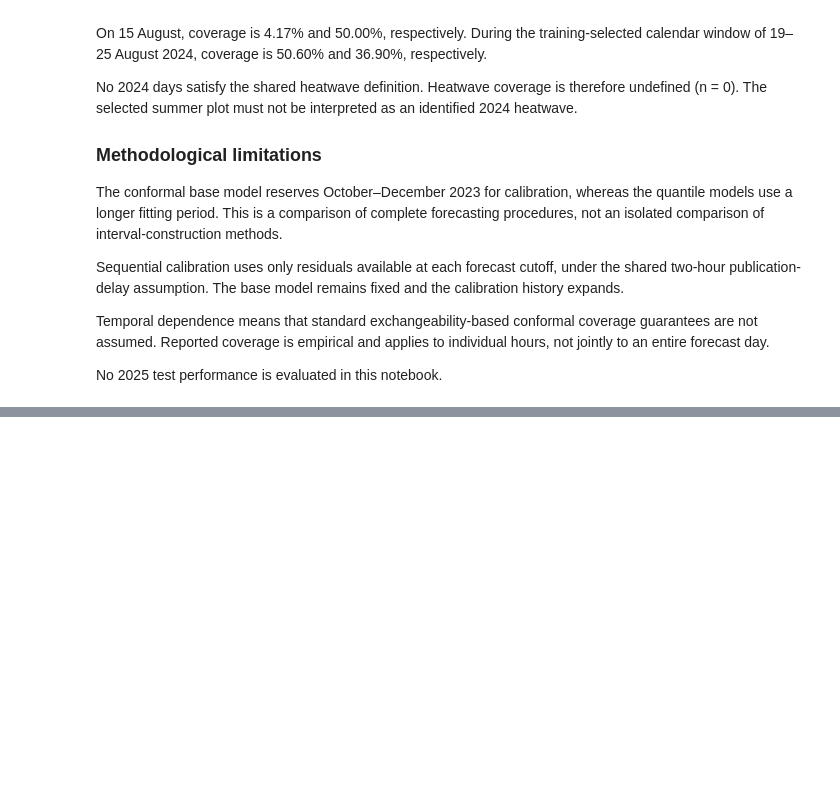
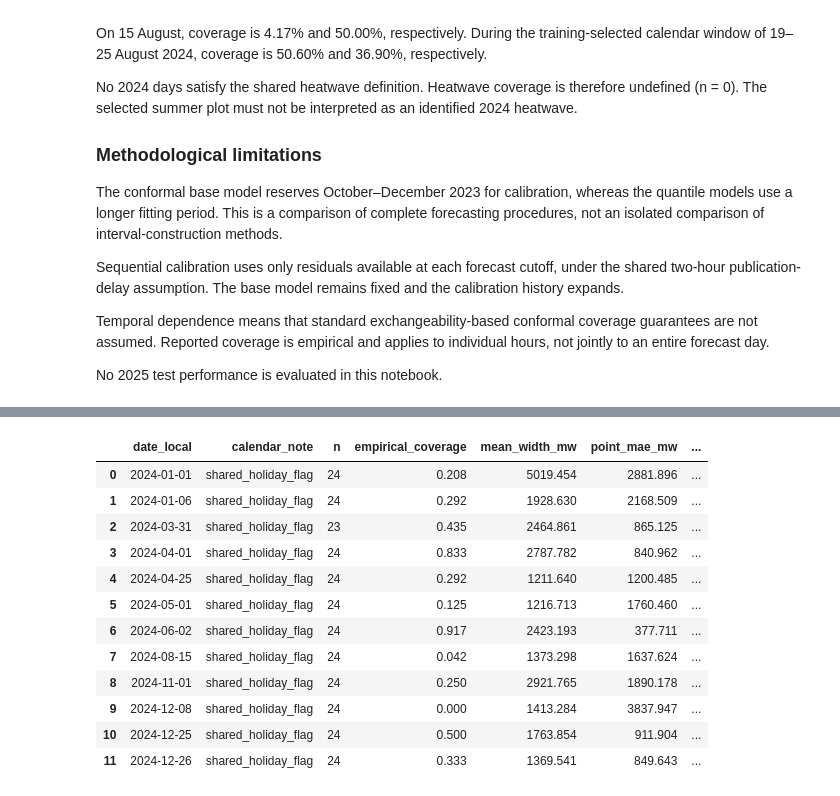
Before and after one commit to martinaaaaa-maaaa/italy-electricity-load-forecasting, a Jupyter notebook: notebooks/marco/02_lightgbm_prediction_intervals.ipynb, the cells around one changed output, grey strips where cells are left out. Saved outputs shown, nothing was run; the diff lists cells and outputs as text; code cells hidden in the pictures; blank space fills up the shorter version.

```diff
--- a/notebooks/marco/02_lightgbm_prediction_intervals.ipynb
+++ b/notebooks/marco/02_lightgbm_prediction_intervals.ipynb
@@ -2549,0 +2595,68 @@ No 2025 test performance is evaluated in this notebook.
+# %%
+holiday_dates_local = config.local_midnight(val.index)
+
+flagged_holiday_days = holiday_dates_local[
+    val["is_holiday"].eq(1).to_numpy()
+].unique()
+
+non_civil_dates = set(config.NON_CIVIL_HOLIDAY_DATES)
+holiday_diagnostic_records = []
+
+for model_name, (frame, nominal) in interval_methods.items():
+    if not frame.index.equals(val.index):
+        raise ValueError("Prediction and validation timestamps do not match.")
+
+    for day in flagged_holiday_days:
+        day_index = val.index[holiday_dates_local == day]
+        subset = frame.loc[day_index]
+
+        summary = summarize_intervals(
+            subset,
+            model_name,
+            nominal,
+        )
+
+        # Positive errors mean actual demand exceeds the point forecast.
+        errors = subset["y_true"] - subset["y_pred"]
+        day_label = day.strftime("%Y-%m-%d")
+
+        holiday_diagnostic_records.append({
+            "date_local": day_label,
+            "calendar_note": (
+                "non_civil_flag"
+                if day_label in non_civil_dates
+                else "shared_holiday_flag"
+            ),
+            **summary,
+            "point_mae_mw": errors.abs().mean(),
+            "mean_actual_minus_prediction_mw": errors.mean(),
+        })
+
+holiday_diagnostics = pd.DataFrame(
+    holiday_diagnostic_records
+).sort_values(["date_local", "model"])
+
+for model_name in interval_methods:
+    print(f"\n{model_name}")
+    display(
+        holiday_diagnostics.loc[
+            holiday_diagnostics["model"] == model_name,
+            [
+                "date_local",
+                "calendar_note",
+                "n",
+                "empirical_coverage",
+                "mean_width_mw",
+                "point_mae_mw",
+                "mean_actual_minus_prediction_mw",
+                "below_interval_rate",
+                "above_interval_rate",
+            ],
+        ].reset_index(drop=True).round(3)
+    )
+
+holiday_diagnostics.to_csv(
+    results_dir / "interval_diagnostics_by_holiday.csv",
+    index=False,
+)
+# %% [output]
@@ -2549,0 +2664,13 @@ No 2025 test performance is evaluated in this notebook.
+|  | date_local | calendar_note | n | empirical_coverage | mean_width_mw | point_mae_mw | ... |
+| 0 | 2024-01-01 | shared_holiday_flag | 24 | 0.208 | 5019.454 | 2881.896 | ... |
+| 1 | 2024-01-06 | shared_holiday_flag | 24 | 0.292 | 1928.630 | 2168.509 | ... |
+| 2 | 2024-03-31 | shared_holiday_flag | 23 | 0.435 | 2464.861 | 865.125 | ... |
+| 3 | 2024-04-01 | shared_holiday_flag | 24 | 0.833 | 2787.782 | 840.962 | ... |
+| 4 | 2024-04-25 | shared_holiday_flag | 24 | 0.292 | 1211.640 | 1200.485 | ... |
+| 5 | 2024-05-01 | shared_holiday_flag | 24 | 0.125 | 1216.713 | 1760.460 | ... |
+| 6 | 2024-06-02 | shared_holiday_flag | 24 | 0.917 | 2423.193 | 377.711 | ... |
+| 7 | 2024-08-15 | shared_holiday_flag | 24 | 0.042 | 1373.298 | 1637.624 | ... |
+| 8 | 2024-11-01 | shared_holiday_flag | 24 | 0.250 | 2921.765 | 1890.178 | ... |
+| 9 | 2024-12-08 | shared_holiday_flag | 24 | 0.000 | 1413.284 | 3837.947 | ... |
+| 10 | 2024-12-25 | shared_holiday_flag | 24 | 0.500 | 1763.854 | 911.904 | ... |
+| 11 | 2024-12-26 | shared_holiday_flag | 24 | 0.333 | 1369.541 | 849.643 | ... |
```
Also changed, not shown: parts of 12 cells of this notebook, 7 other files.
